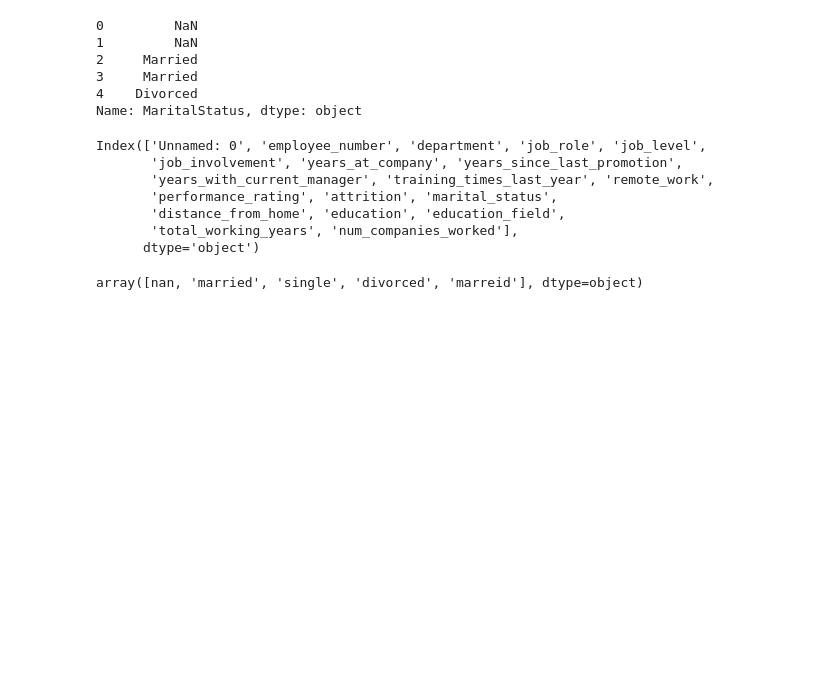
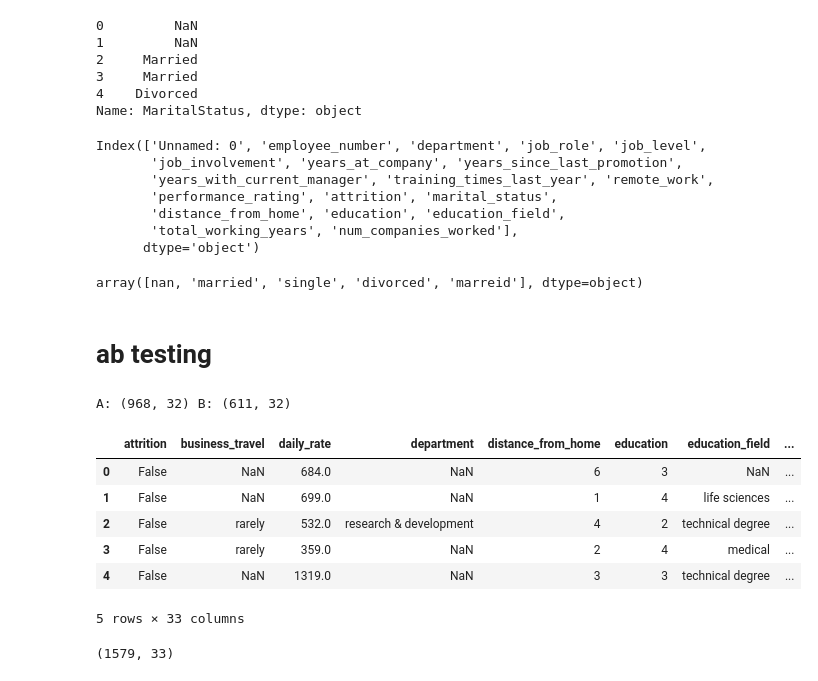
Before and after one commit to icorreald/proyecto-da-promo-G-modulo-3-team-3, a Jupyter notebook: notebooks-trabajo/isa.ipynb, the cells around one changed output. Saved outputs shown, nothing was run; the diff lists cells and outputs as text; code cells hidden in the pictures; blank space fills up the shorter version.

Commit message:
new column

```diff
--- a/notebooks-trabajo/isa.ipynb
+++ b/notebooks-trabajo/isa.ipynb
@@ -932,3 +932,15 @@ array([nan, 'married', 'single', 'divorced', 'marreid'], dtype=object)
 df['marital_status'] = df['marital_status'].replace('marreid', 'married')
 # %%
 df.to_csv('../csv-archivos/employee_details.csv')
+# %% [markdown]
+# ab testing
+# %%
+df = pd.read_csv('../csv-archivos/datos_sql.csv', index_col=0)
+# %%
+grupo_a = df[df['job_satisfaction'] >=3]
+
+grupo_b = df[df['job_satisfaction'] < 3]
+
+print('A:', grupo_a.shape, 'B:', grupo_b.shape)
+# %% [output]
+A: (968, 32) B: (611, 32)
@@ -934,0 +950,16 @@ df.to_csv('../csv-archivos/employee_details.csv')
+# %%
+df['grupo'] = df['job_satisfaction'].apply(lambda valor : 'control' if valor >= 3 else 'variante')
+# %%
+df.head()
+# %% [output]
+|  | attrition | business_travel | daily_rate | department | distance_from_home | education | education_field | ... |
+| 0 | False | NaN | 684.0 | NaN | 6 | 3 | NaN | ... |
+| 1 | False | NaN | 699.0 | NaN | 1 | 4 | life sciences | ... |
+| 2 | False | rarely | 532.0 | research & development | 4 | 2 | technical degree | ... |
+| 3 | False | rarely | 359.0 | NaN | 2 | 4 | medical | ... |
+| 4 | False | NaN | 1319.0 | NaN | 3 | 3 | technical degree | ... |
+5 rows × 33 columns
+# %%
+df.shape
+# %% [output]
+(1579, 33)
```
Also changed, not shown: parts of 1 cell of this notebook.
